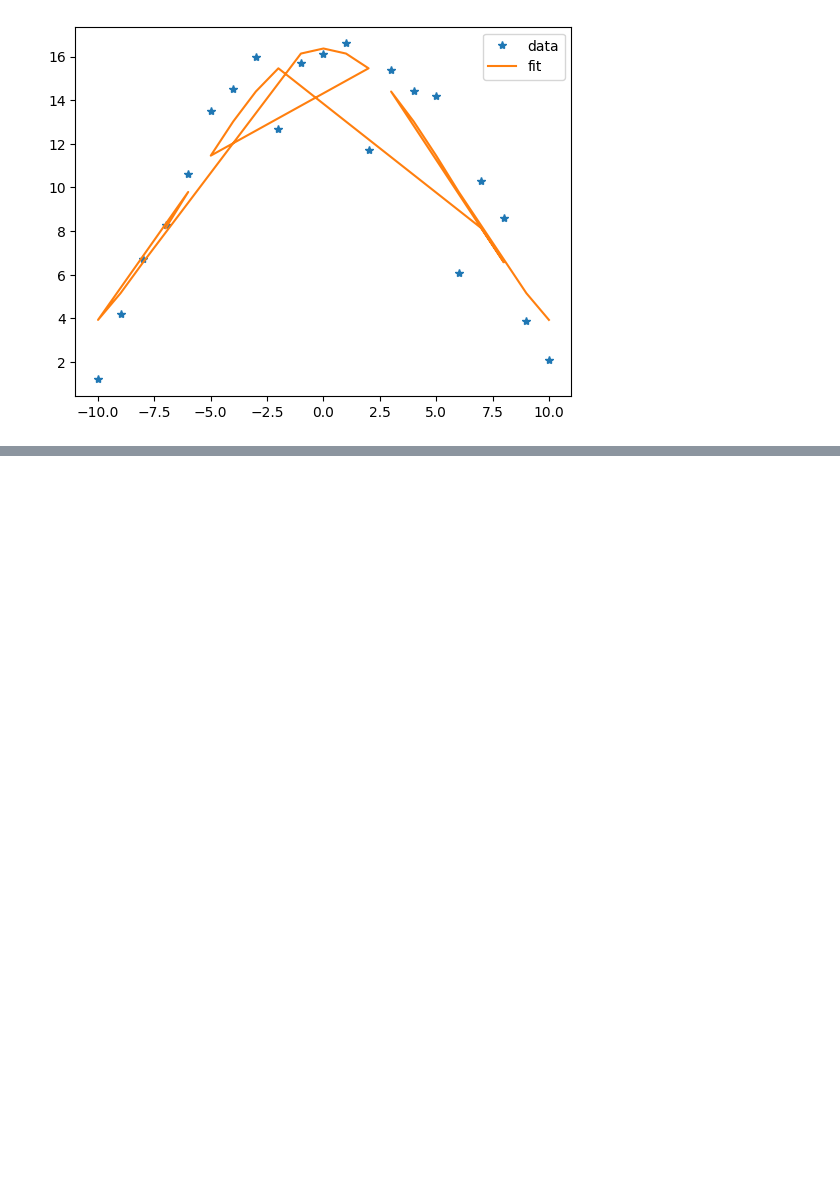
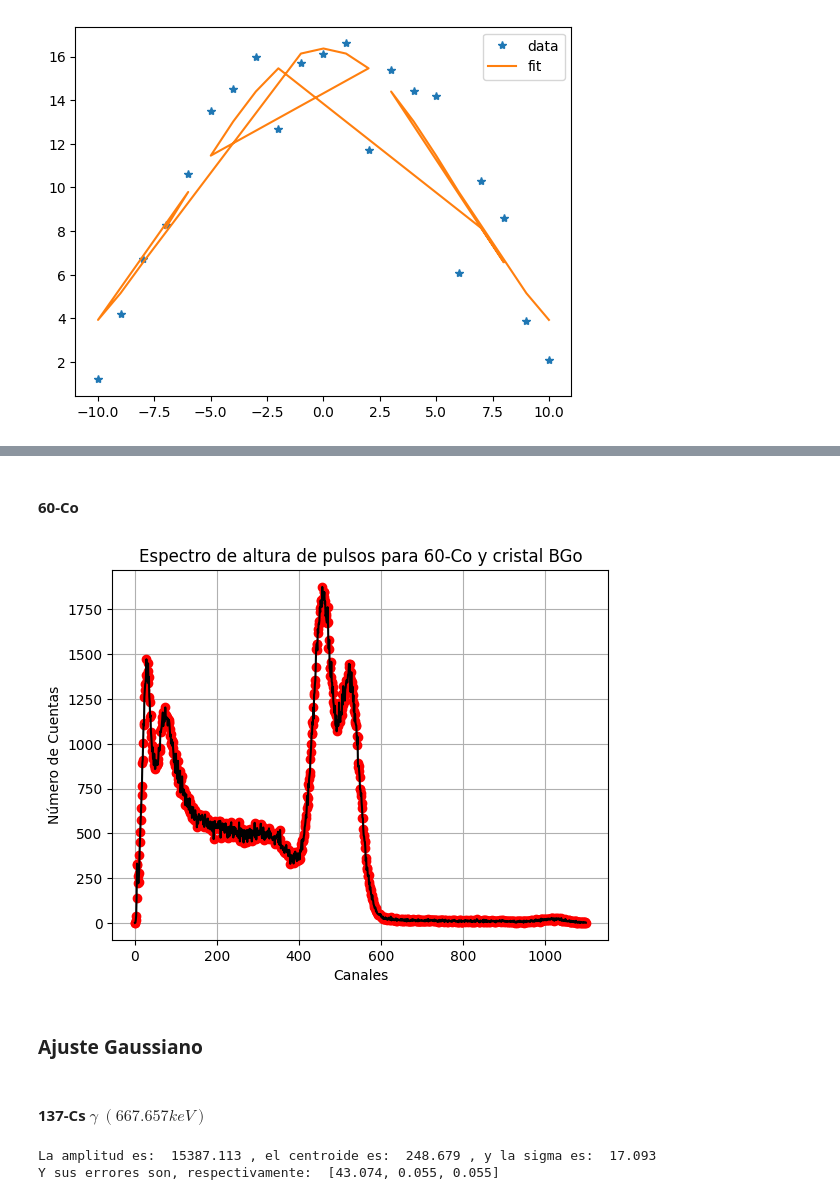
Before and after one commit to mausanram/Introduccion-Fisica-Nuclear, a Jupyter notebook: Datos P2-P3.ipynb, the cells around one changed output, grey strips where cells are left out. Cells and saved outputs as stored; diff of their text form; code cells hidden in the pictures; blank space fills up the shorter version.

```diff
--- a/Datos P2-P3.ipynb
+++ b/Datos P2-P3.ipynb
@@ -423,0 +462,22 @@ plt.legend()
+# %% [markdown]
+#### 60-Co
+# %%
+plt.plot(CanalesCo_BGo,CuentasCo_BGo, "or")
+plt.plot(CanalesCo_BGo,CuentasCo_BGo, "k")
+
+## Gamma 1#
+#plt.xlim(410,490)
+
+## Gamma 2#
+#plt.xlim(490,600)
+
+plt.title("Espectro de altura de pulsos para 60-Co y cristal BGo")
+plt.xlabel("Canales")
+plt.ylabel("Número de Cuentas")
+plt.grid()
+# %% [output]
+[figure, added]
+# %% [markdown]
+### Ajuste Gaussiano
+# %% [markdown]
+#### 137-Cs $\gamma~(667.657keV)$
@@ -423,0 +488,8 @@ plt.legend()
+# %%
+resultadosCs, covGausCs = curve_fit(gaussian, CanalesCs_BGo[200:400], CuentasCs_BGo[200:400], p0=[np.max(CuentasCs_BGo[200:400]), par[0], par[1]])
+#resultados, covGaus = curve_fit(gaussian, Canal[711:720], y)
+print("La amplitud es: ",round(resultadosCs[0],3), ", el centroide es: ", round(resultadosCs[1],3),", y la sigma es: ", round(resultadosCs[2],3))
+print("Y sus errores son, respectivamente: ", [round(np.sqrt(np.diag(covGausCs)[0]),3),round(np.sqrt(np.diag(covGausCs)[1]),3), round(np.sqrt(np.diag(covGausCs)[2]),3)], "\n")
+# %% [output]
+La amplitud es:  15387.113 , el centroide es:  248.679 , y la sigma es:  17.093
+Y sus errores son, respectivamente:  [43.074, 0.055, 0.055]
```
Also changed, not shown: parts of 52 cells of this notebook.
